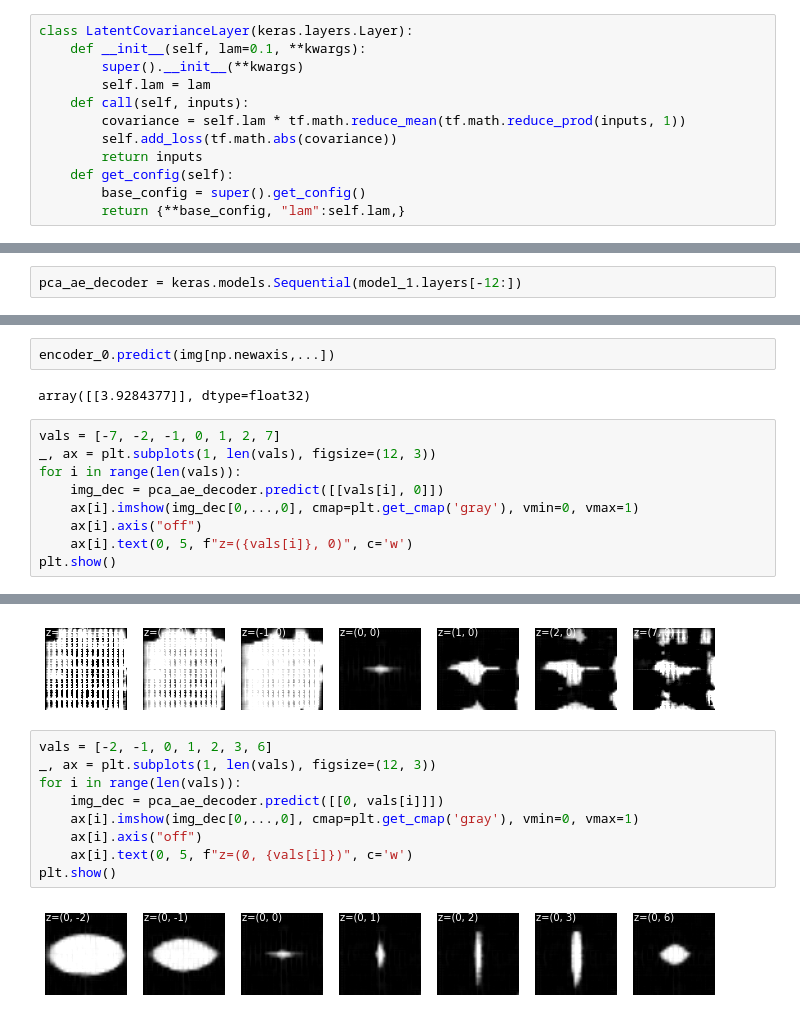
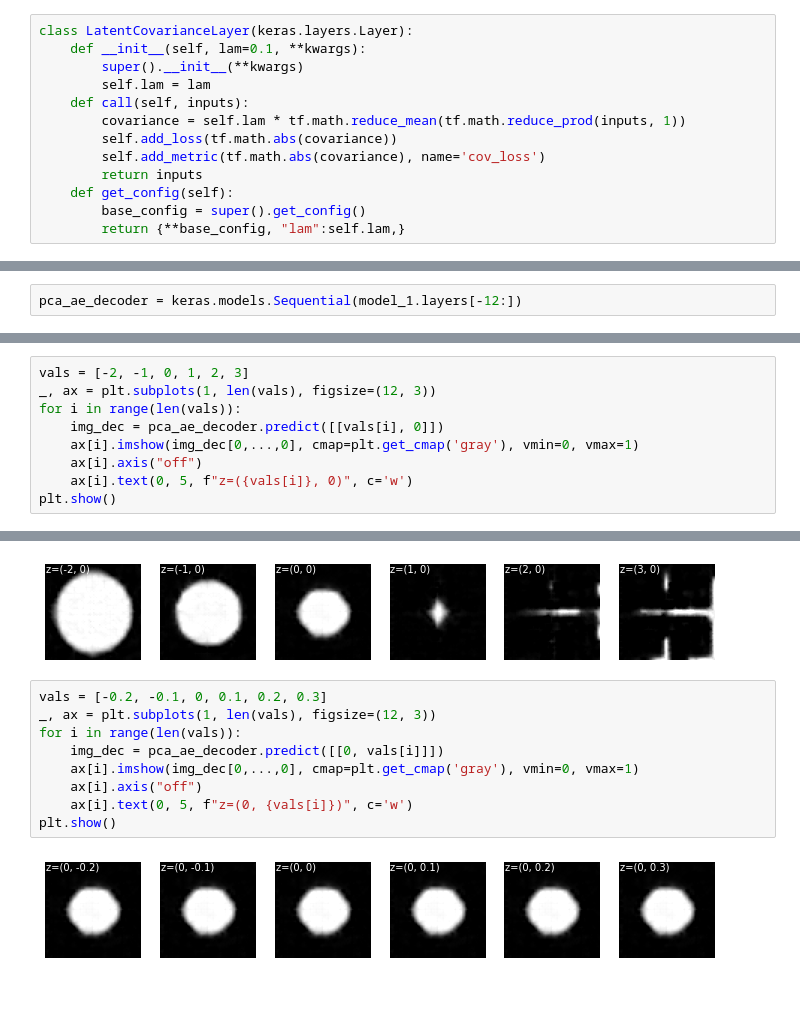
Before and after one commit to chuckedfromspace/pythonize, a Jupyter notebook: pythonize/ml/pca_ae_hierarchy.ipynb, the cells around one changed output, grey strips where cells are left out. Drawn from its saved outputs; the diff is of its cells as text; blank space fills up the shorter version.

```diff
--- a/pythonize/ml/pca_ae_hierarchy.ipynb
+++ b/pythonize/ml/pca_ae_hierarchy.ipynb
@@ -69,6 +72,7 @@ class LatentCovarianceLayer(keras.layers.Layer):
     def call(self, inputs):
         covariance = self.lam * tf.math.reduce_mean(tf.math.reduce_prod(inputs, 1))
         self.add_loss(tf.math.abs(covariance))
+        self.add_metric(tf.math.abs(covariance), name='cov_loss')
         return inputs
     def get_config(self):
         base_config = super().get_config()
@@ -332,9 +337,5 @@ array([[-2.2966329e-04,  3.9284377e+00]], dtype=float32)
-# %%
-encoder_0.predict(img[np.newaxis,...])
-# %% [output]
-array([[3.9284377]], dtype=float32)
 # %%
-vals = [-7, -2, -1, 0, 1, 2, 7]
+vals = [-2, -1, 0, 1, 2, 3]
 _, ax = plt.subplots(1, len(vals), figsize=(12, 3))
 for i in range(len(vals)):
     img_dec = pca_ae_decoder.predict([[vals[i], 0]])
@@ -347,6 +347,6 @@ WARNING:tensorflow:5 out of the last 40 calls to <function Model.make_predict_fu
-[figure, old version]
+[figure, new version]
 # %%
-vals = [-2, -1, 0, 1, 2, 3, 6]
+vals = [-0.2, -0.1, 0, 0.1, 0.2, 0.3]
 _, ax = plt.subplots(1, len(vals), figsize=(12, 3))
 for i in range(len(vals)):
     img_dec = pca_ae_decoder.predict([[0, vals[i]]])
@@ -355,4 +355,4 @@ for i in range(len(vals)):
     ax[i].text(0, 5, f"z=(0, {vals[i]})", c='w')
 plt.show()
 # %% [output]
-[figure, old version]
+[figure, new version]
```
Also changed, not shown: parts of 19 cells of this notebook.
